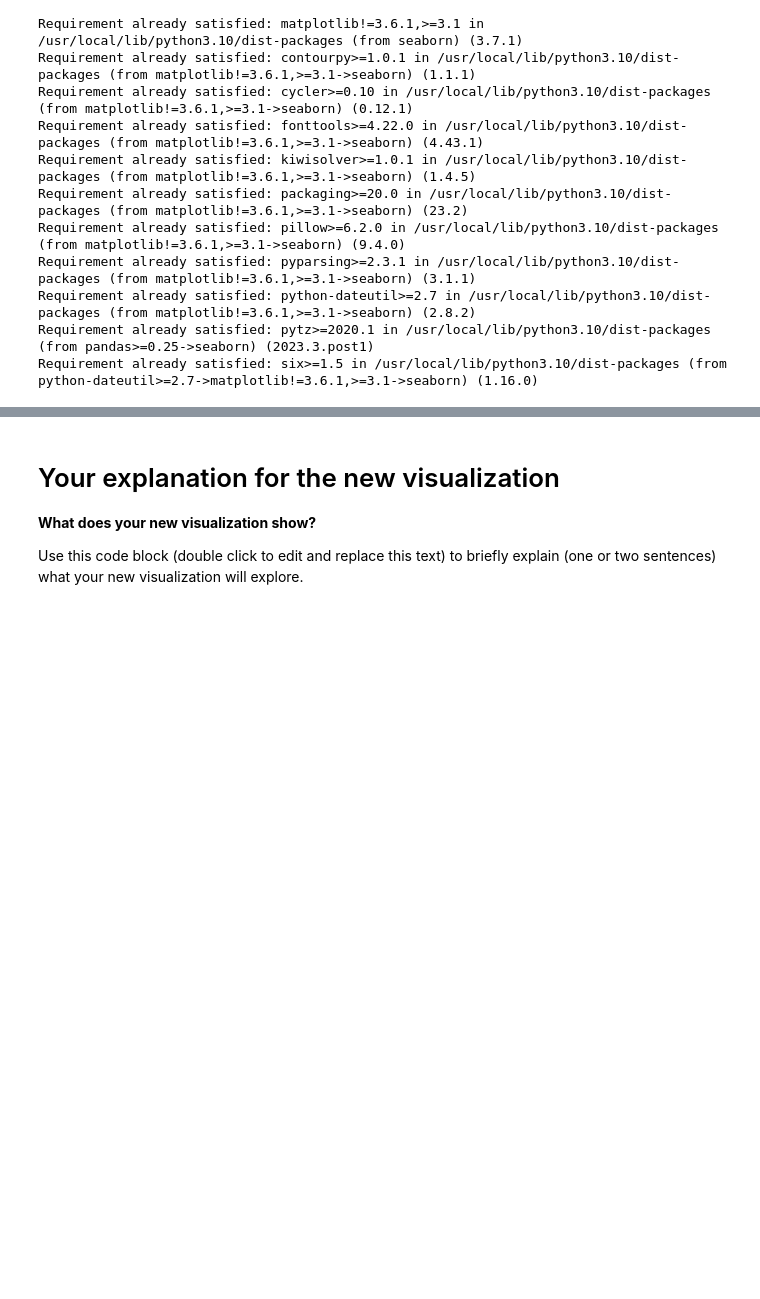
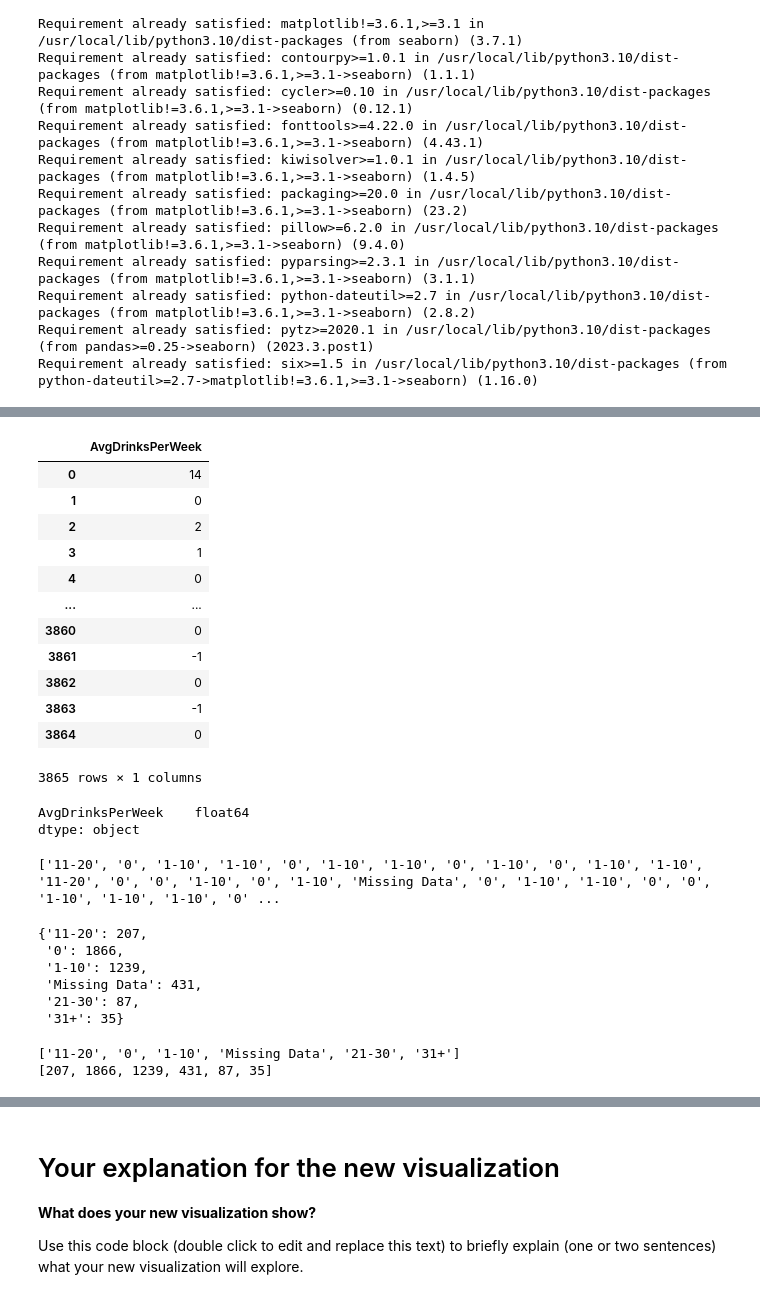
Before and after one commit to megoeggo/colab, a Jupyter notebook: Mego_Franks_Final_Project.ipynb, the cells around one changed output, grey strips where cells are left out. Saved outputs shown, nothing was run; the diff lists cells and outputs as text; code cells hidden in the pictures; blank space fills up the shorter version.

```diff
--- a/Mego_Franks_Final_Project.ipynb
+++ b/Mego_Franks_Final_Project.ipynb
@@ -111,0 +78,25 @@ hints_data_subset_nanremoved_categories_ordered = hints_data_subset_nanremoved_c
+# %%
+hints_data_drinks = hints_data_drinks.apply(lambda x: x.replace({"^.*Missing Data.*$":-1}, regex=True))
+
+hints_data_drinks
+# %% [output]
+|  | AvgDrinksPerWeek |
+| 0 | 14 |
+| 1 | 0 |
+| 2 | 2 |
+| 3 | 1 |
+| 4 | 0 |
+| ... | ... |
+| 3860 | 0 |
+| 3861 | -1 |
+| 3862 | 0 |
+| 3863 | -1 |
+| 3864 | 0 |
+3865 rows × 1 columns
+# %%
+hints_data_drinks = hints_data_drinks.apply(pd.to_numeric, errors='coerce')
+
+hints_data_drinks.dtypes
+# %% [output]
+AvgDrinksPerWeek    float64
+dtype: object
@@ -111,0 +117,36 @@ hints_data_subset_nanremoved_categories_ordered = hints_data_subset_nanremoved_c
+# %%
+ranges_list = []
+for categ in hints_data_drinks.AvgDrinksPerWeek.items():
+  ranges_list.append(drink_ranges(categ[1]))
+
+print(ranges_list)
+# %% [output]
+['11-20', '0', '1-10', '1-10', '0', '1-10', '1-10', '0', '1-10', '0', '1-10', '1-10', '11-20', '0', '0', '1-10', '0', '1-10', 'Missing Data', '0', '1-10', '1-10', '0', '0', '1-10', '1-10', '1-10', '0' ...
+# %%
+range_freq_dict = {}
+for category in ranges_list:
+  if category in range_freq_dict:
+    range_freq_dict[category] += 1
+  else:
+    range_freq_dict[category] = 1
+
+range_freq_dict
+# %% [output]
+{'11-20': 207,
+ '0': 1866,
+ '1-10': 1239,
+ 'Missing Data': 431,
+ '21-30': 87,
+ '31+': 35}
+# %%
+bar_range_vals = []
+bar_count_vals = []
+for key, value in range_freq_dict.items():
+  bar_range_vals.append(key)
+  bar_count_vals.append(value)
+
+print(bar_range_vals)
+print(bar_count_vals)
+# %% [output]
+['11-20', '0', '1-10', 'Missing Data', '21-30', '31+']
+[207, 1866, 1239, 431, 87, 35]
```
Also changed, not shown: parts of 7 cells of this notebook.
